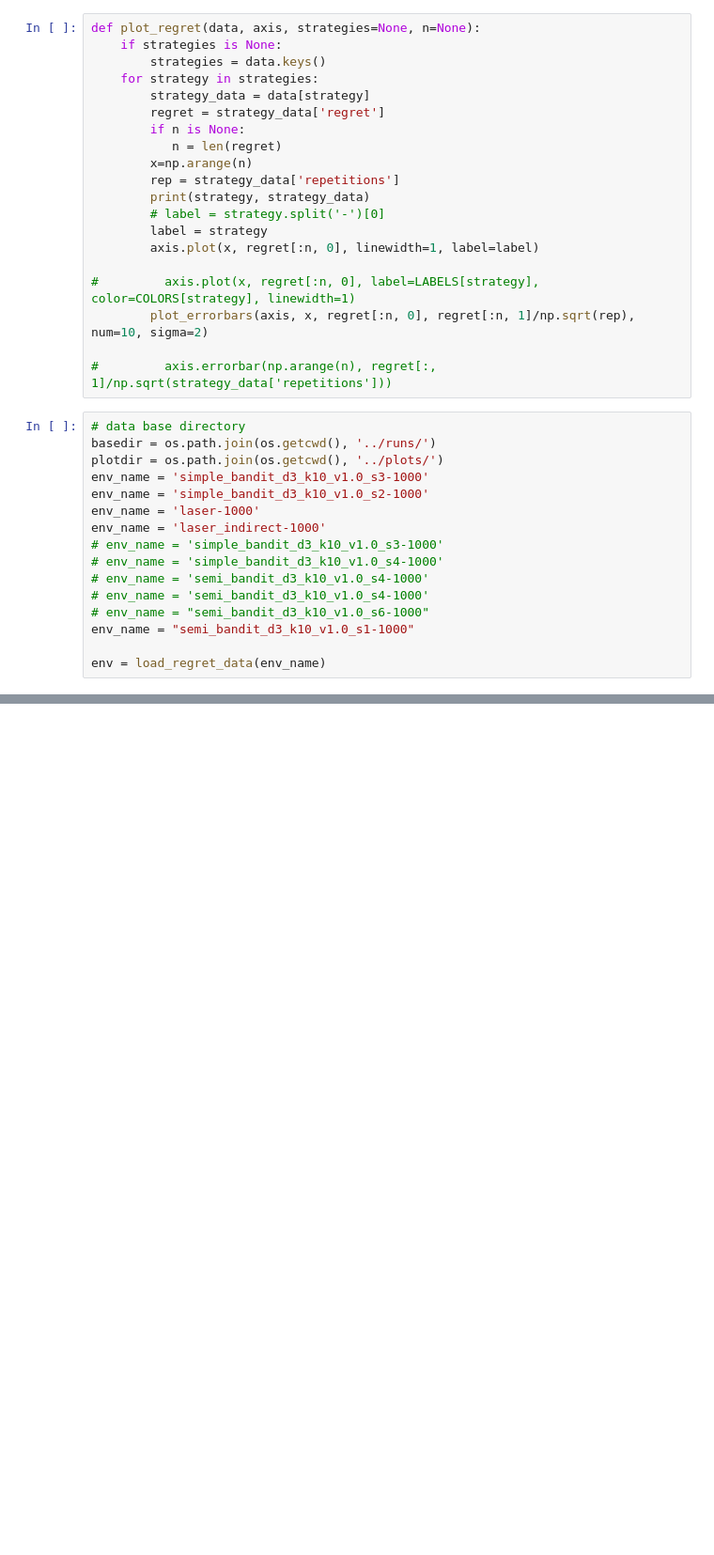
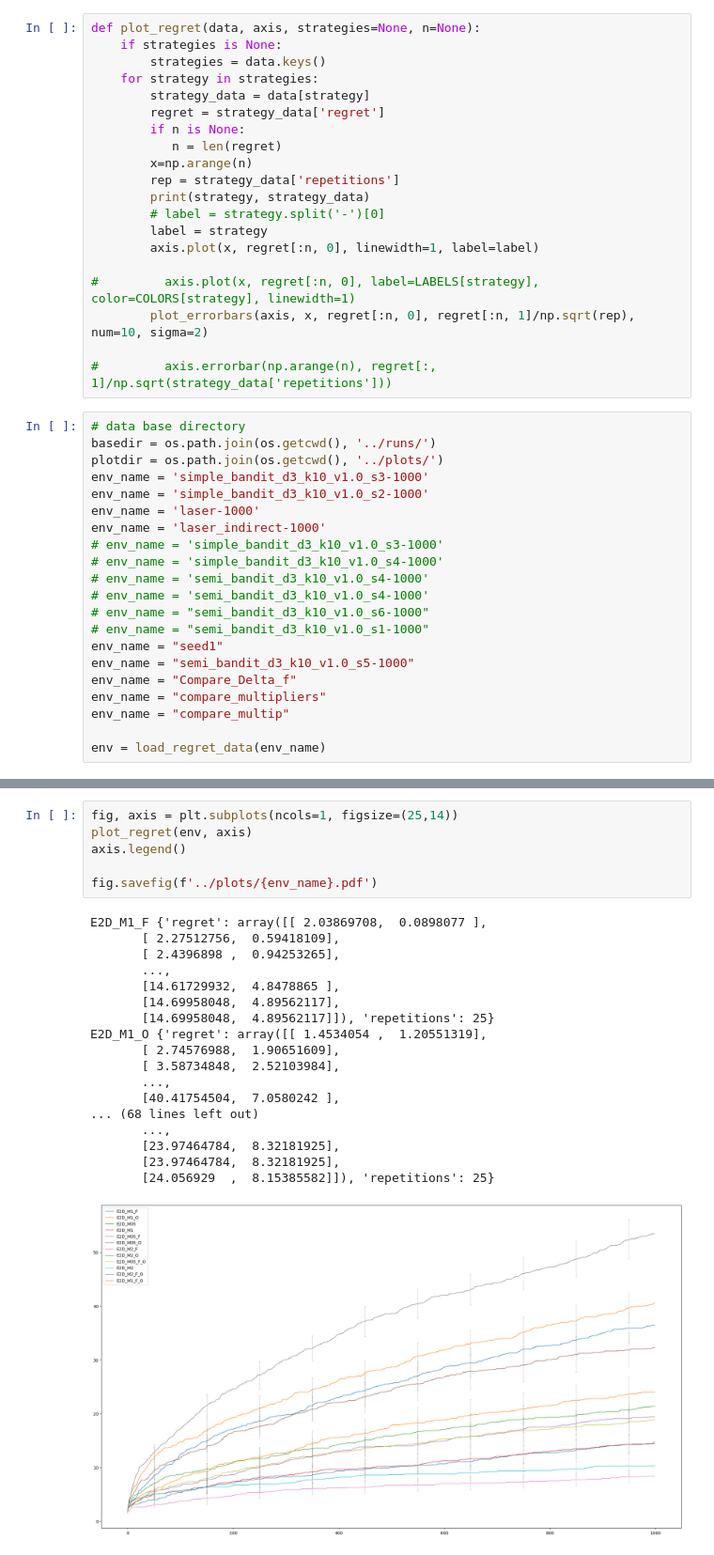
Before and after one commit to kirschnj/pm-ids, a Jupyter notebook: notebooks/QuickPlotting-E2D.ipynb, the cells around one changed output, grey strips where cells are left out. Shown at 94% size. Saved outputs shown, nothing was run; the diff lists cells and outputs as text; blank space fills up the shorter version.

Commit message:
add plotting

```diff
--- a/notebooks/QuickPlotting-E2D.ipynb
+++ b/notebooks/QuickPlotting-E2D.ipynb
@@ -304,7 +304,12 @@ env_name = 'laser_indirect-1000'
 # env_name = 'semi_bandit_d3_k10_v1.0_s4-1000'
 # env_name = 'semi_bandit_d3_k10_v1.0_s4-1000'
 # env_name = "semi_bandit_d3_k10_v1.0_s6-1000"
-env_name = "semi_bandit_d3_k10_v1.0_s1-1000"
+# env_name = "semi_bandit_d3_k10_v1.0_s1-1000"
+env_name = "seed1"
+env_name = "semi_bandit_d3_k10_v1.0_s5-1000"
+env_name = "Compare_Delta_f"
+env_name = "compare_multipliers"
+env_name = "compare_multip"
 
 env = load_regret_data(env_name)
 # %% [output]
@@ -315,3 +328,28 @@ Reading semi_bandit_d3_k10_v1.0_s1-1000/E2D-28562576afcd6a7b388b9e741e42be8a/agg
+# %%
+fig, axis = plt.subplots(ncols=1, figsize=(25,14))
+plot_regret(env, axis)
+axis.legend()
+
+fig.savefig(f'../plots/{env_name}.pdf')
+# %% [output]
+E2D_M1_F {'regret': array([[ 2.03869708,  0.0898077 ],
+       [ 2.27512756,  0.59418109],
+       [ 2.4396898 ,  0.94253265],
+       ...,
+       [14.61729932,  4.8478865 ],
+       [14.69958048,  4.89562117],
+       [14.69958048,  4.89562117]]), 'repetitions': 25}
+E2D_M1_O {'regret': array([[ 1.4534054 ,  1.20551319],
+       [ 2.74576988,  1.90651609],
+       [ 3.58734848,  2.52103984],
+       ...,
+       [40.41754504,  7.0580242 ],
+... (68 lines left out)
+       ...,
+       [23.97464784,  8.32181925],
+       [23.97464784,  8.32181925],
+       [24.056929  ,  8.15385582]]), 'repetitions': 25}
+[figure, added]
 # %%
 fig, axis = plt.subplots(ncols=1, figsize=(5,4))
 plot_regret(env, axis)
```
Also changed, not shown: parts of 5 cells of this notebook.
